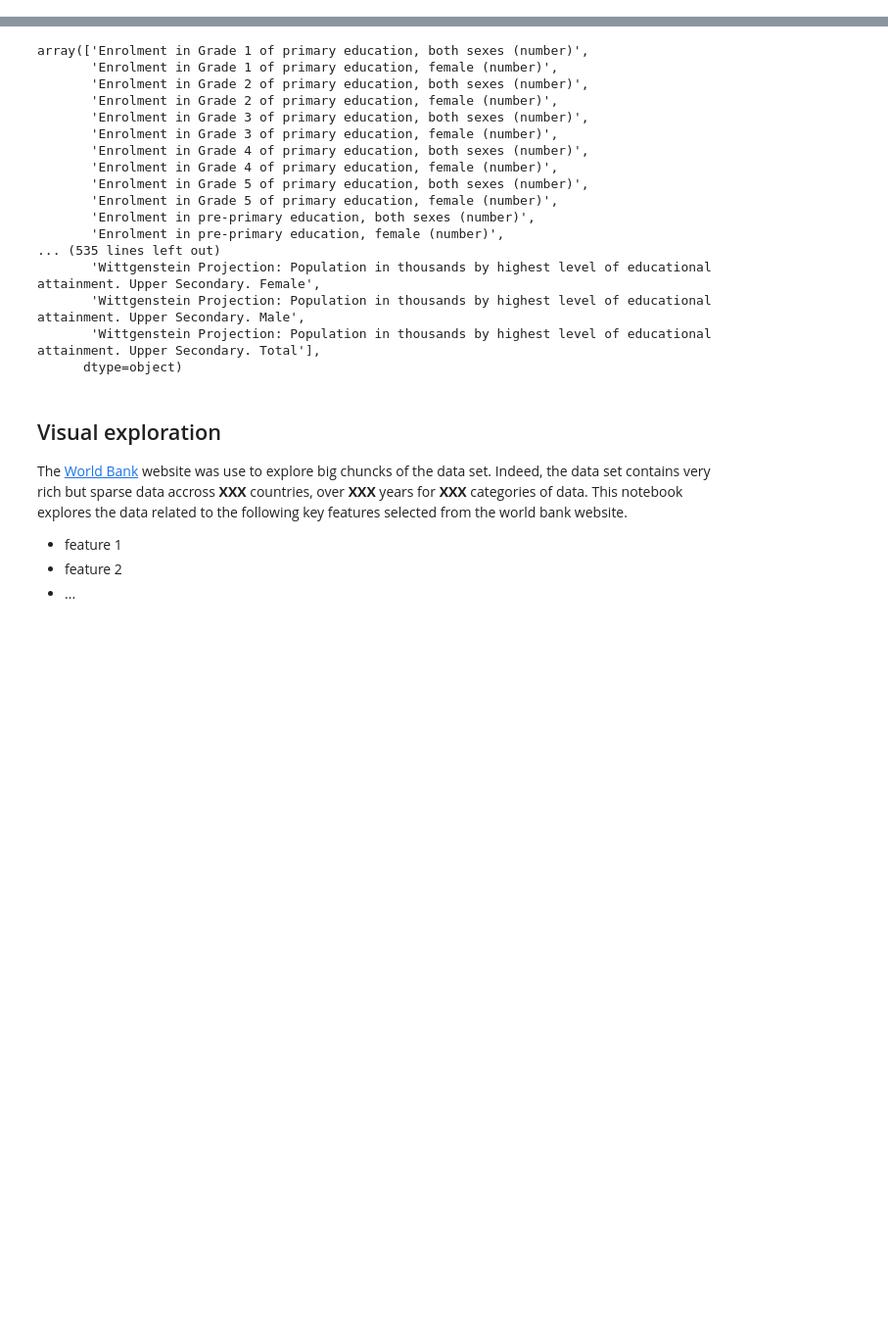
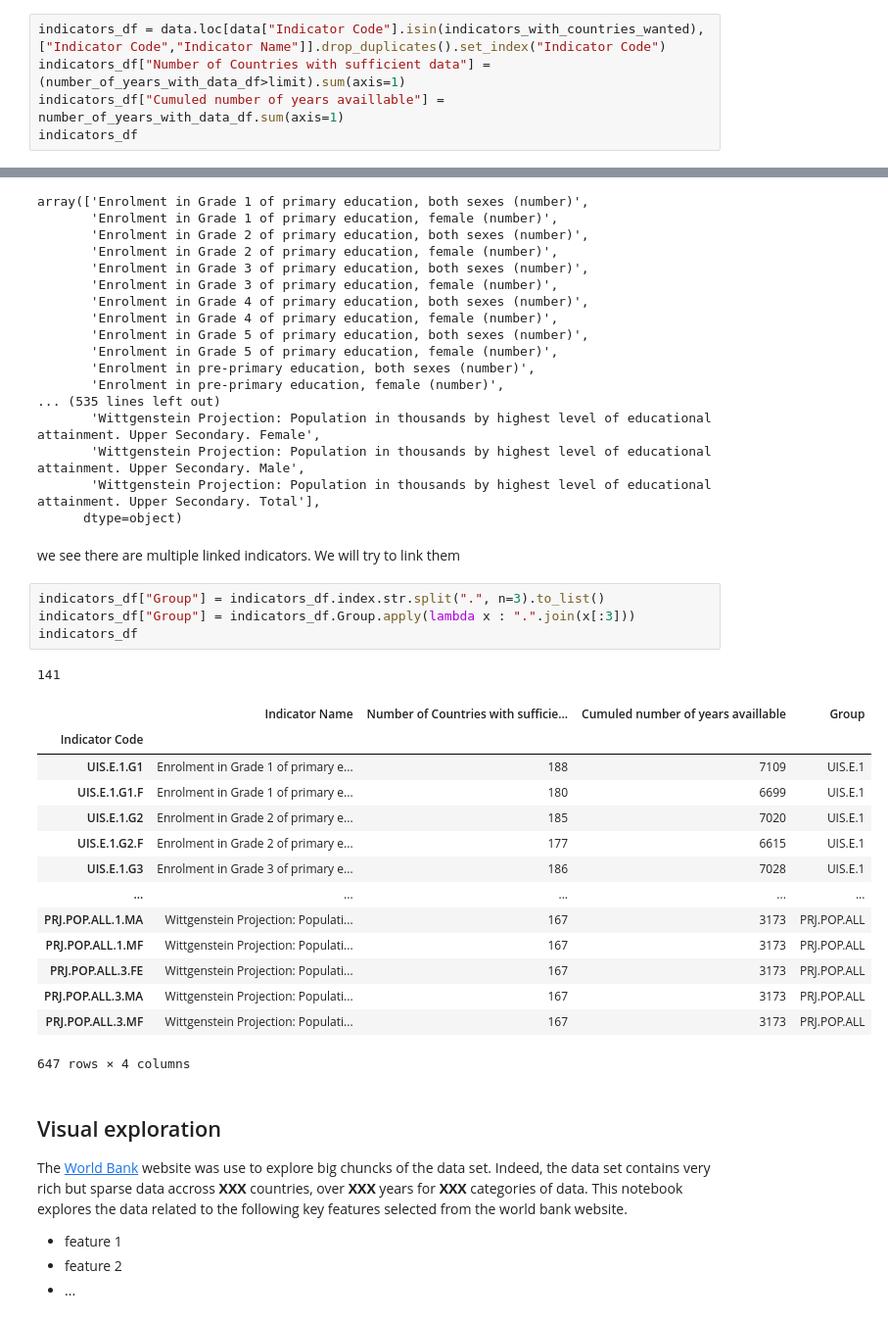
Before and after one commit to BDURON99/School-Explorer, a Jupyter notebook: Milestone1.ipynb, the cells around one changed output, grey strips where cells are left out. Shown at 98% size. Saved outputs shown, nothing was run; the diff lists cells and outputs as text; blank space fills up the shorter version.

Commit message:
make groups of indicators (have to go, oups!)

```diff
--- a/Milestone1.ipynb
+++ b/Milestone1.ipynb
@@ -96,3 +96,8 @@ indicators_with_countries_wanted = indicator_has_all_countries_wanted[indicator_
 print(len(indicators_with_countries_wanted))
 # %% [output]
 647
+# %%
+indicators_df = data.loc[data["Indicator Code"].isin(indicators_with_countries_wanted), ["Indicator Code","Indicator Name"]].drop_duplicates().set_index("Indicator Code")
+indicators_df["Number of Countries with sufficient data"] = (number_of_years_with_data_df>limit).sum(axis=1)
+indicators_df["Cumuled number of years availlable"] = number_of_years_with_data_df.sum(axis=1)
+indicators_df
@@ -116,6 +136,28 @@ array(['Enrolment in Grade 1 of primary education, both sexes (number)',
        'Wittgenstein Projection: Population in thousands by highest level of educational attainment. Upper Secondary. Male',
        'Wittgenstein Projection: Population in thousands by highest level of educational attainment. Upper Secondary. Total'],
       dtype=object)
+# %% [markdown]
+we see there are multiple linked indicators. We will try to link them
+# %%
+indicators_df["Group"] = indicators_df.index.str.split(".", n=3).to_list()
+indicators_df["Group"] = indicators_df.Group.apply(lambda x : ".".join(x[:3]))
+indicators_df
+# %% [output]
+141
+|  | Indicator Name | Number of Countries with sufficie... | Cumuled number of years availlable | Group |
+| Indicator Code |  |  |  |  |
+| UIS.E.1.G1 | Enrolment in Grade 1 of primary e... | 188 | 7109 | UIS.E.1 |
+| UIS.E.1.G1.F | Enrolment in Grade 1 of primary e... | 180 | 6699 | UIS.E.1 |
+| UIS.E.1.G2 | Enrolment in Grade 2 of primary e... | 185 | 7020 | UIS.E.1 |
+| UIS.E.1.G2.F | Enrolment in Grade 2 of primary e... | 177 | 6615 | UIS.E.1 |
+| UIS.E.1.G3 | Enrolment in Grade 3 of primary e... | 186 | 7028 | UIS.E.1 |
+| ... | ... | ... | ... | ... |
+| PRJ.POP.ALL.1.MA | Wittgenstein Projection: Populati... | 167 | 3173 | PRJ.POP.ALL |
+| PRJ.POP.ALL.1.MF | Wittgenstein Projection: Populati... | 167 | 3173 | PRJ.POP.ALL |
+| PRJ.POP.ALL.3.FE | Wittgenstein Projection: Populati... | 167 | 3173 | PRJ.POP.ALL |
+| PRJ.POP.ALL.3.MA | Wittgenstein Projection: Populati... | 167 | 3173 | PRJ.POP.ALL |
+| PRJ.POP.ALL.3.MF | Wittgenstein Projection: Populati... | 167 | 3173 | PRJ.POP.ALL |
+647 rows × 4 columns
 # %% [markdown]
 ## Visual exploration
 The [World Bank]() website was use to explore big chuncks of the data set. Indeed, the data set contains very rich but sparse data accross **XXX** countries, over **XXX** years for **XXX** categories of data. This notebook explores the data related to the following key features selected from the world bank website.
```
Also changed, not shown: parts of 1 cell of this notebook.
